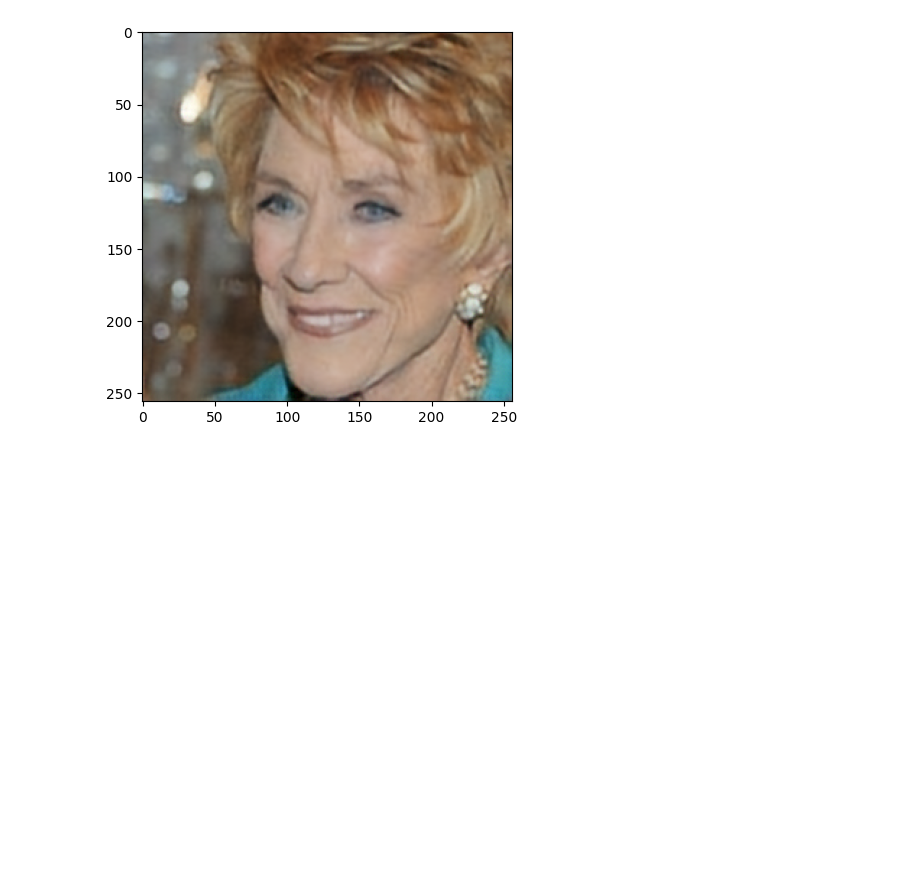
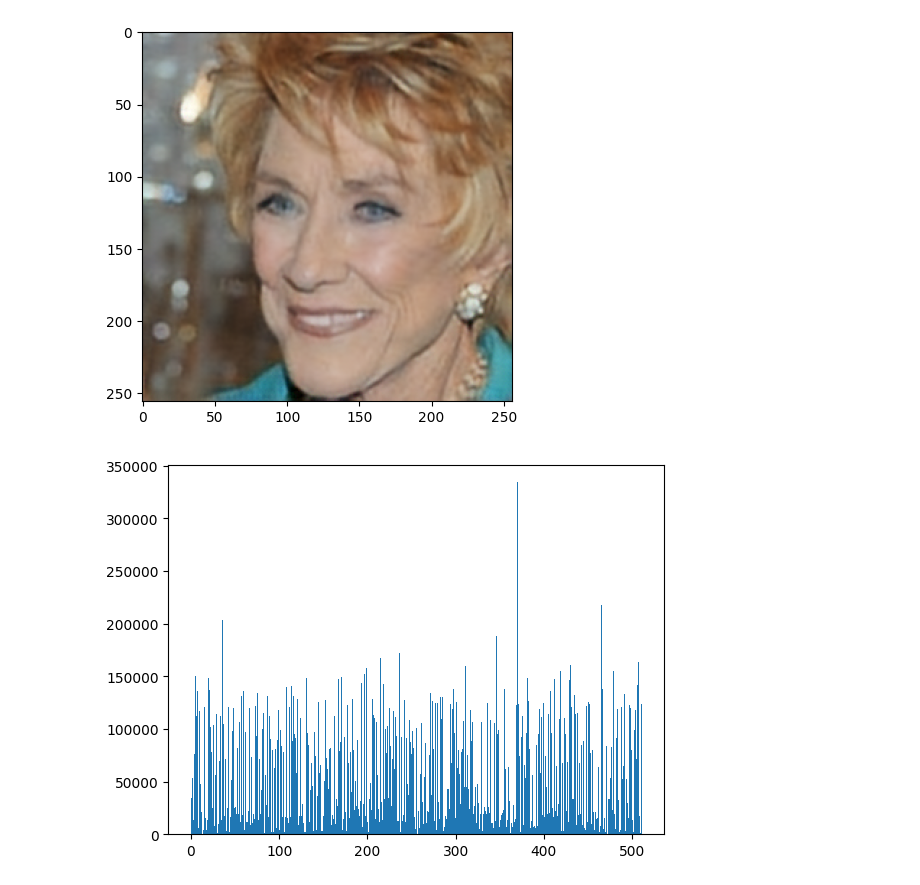
Before and after one commit to anananan116/VQ-VAE-Image-Generation, a Jupyter notebook: visualization.ipynb, the cells around one changed output. Drawn from its saved outputs; the diff is of its cells as text; code cells hidden in the pictures; blank space fills up the shorter version.

```diff
--- a/visualization.ipynb
+++ b/visualization.ipynb
@@ -106,3 +106,11 @@ Clipping input data to the valid range for imshow with RGB data ([0..1] for floa
 [figure]
 Clipping input data to the valid range for imshow with RGB data ([0..1] for floats or [0..255] for integers).
 [figure]
+# %%
+codes_top = np.load('t_codes.npy').flatten()
+codes_bottom = np.load('b_codes.npy').flatten()
+# %%
+plt.hist(codes_top, bins=range(512))
+plt.show()
+# %% [output]
+[figure, added]
```
Also changed, not shown: parts of 1 cell of this notebook, 9 other files.
